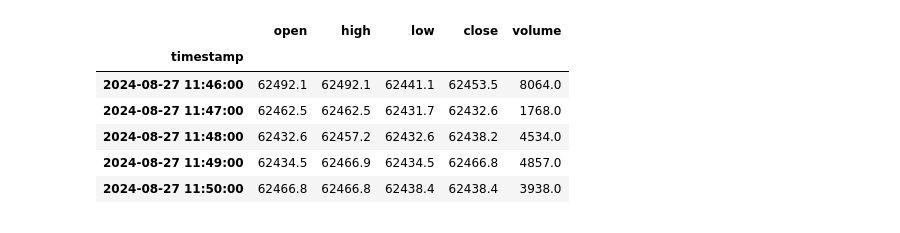
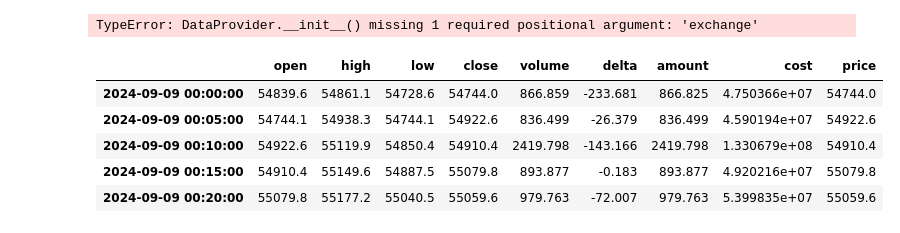
Before and after one commit to jacobsterling/quantative-analysis, a Jupyter notebook: indicators/order_heat_map.ipynb, the cells around one changed output. Saved outputs shown, nothing was run; the diff lists cells and outputs as text; code cells hidden in the pictures.

```diff
--- a/indicators/order_heat_map.ipynb
+++ b/indicators/order_heat_map.ipynb
@@ -30,12 +0,0 @@ order_book_data
-# %%
-ohlcv_data = client.fetch_ohlcv(SYMBOL, TIMEFRAME, SINCE)
-
-ohlcv_data.tail()
-# %% [output]
-|  | open | high | low | close | volume |
-| timestamp |  |  |  |  |  |
-| 2024-08-27 11:46:00 | 62492.1 | 62492.1 | 62441.1 | 62453.5 | 8064.0 |
-| 2024-08-27 11:47:00 | 62462.5 | 62462.5 | 62431.7 | 62432.6 | 1768.0 |
-| 2024-08-27 11:48:00 | 62432.6 | 62457.2 | 62432.6 | 62438.2 | 4534.0 |
-| 2024-08-27 11:49:00 | 62434.5 | 62466.9 | 62434.5 | 62466.8 | 4857.0 |
-| 2024-08-27 11:50:00 | 62466.8 | 62466.8 | 62438.4 | 62438.4 | 3938.0 |
@@ -98,0 +1,30 @@ fig.show()
+# %%
+from constants import set_cwd_to_project_root
+
+set_cwd_to_project_root()
+
+PAIR = "BTC/USDT:USDT"
+# %%
+# Load data using values set above
+from freqtrade.data.history import get_datahandler
+
+from freqtrade.enums import CandleType
+from constants import DATA_DIR
+
+data_handler = get_datahandler(
+    datadir=DATA_DIR / "binance",
+    data_format="feather",
+)
+# %% [output]
+TypeError: DataProvider.__init__() missing 1 required positional argument: 'exchange'
+# %%
+trades = data_handler.trades_load(PAIR, CandleType.FUTURES)
+
+trades.head()
+# %% [output]
+|  | open | high | low | close | volume | delta | amount | cost | price |
+| 2024-09-09 00:00:00 | 54839.6 | 54861.1 | 54728.6 | 54744.0 | 866.859 | -233.681 | 866.825 | 4.750366e+07 | 54744.0 |
+| 2024-09-09 00:05:00 | 54744.1 | 54938.3 | 54744.1 | 54922.6 | 836.499 | -26.379 | 836.499 | 4.590194e+07 | 54922.6 |
+| 2024-09-09 00:10:00 | 54922.6 | 55119.9 | 54850.4 | 54910.4 | 2419.798 | -143.166 | 2419.798 | 1.330679e+08 | 54910.4 |
+| 2024-09-09 00:15:00 | 54910.4 | 55149.6 | 54887.5 | 55079.8 | 893.877 | -0.183 | 893.877 | 4.920216e+07 | 55079.8 |
+| 2024-09-09 00:20:00 | 55079.8 | 55177.2 | 55040.5 | 55059.6 | 979.763 | -72.007 | 979.763 | 5.399835e+07 | 55059.6 |
```
Also changed, not shown: parts of 6 cells of this notebook, 8 other files.
